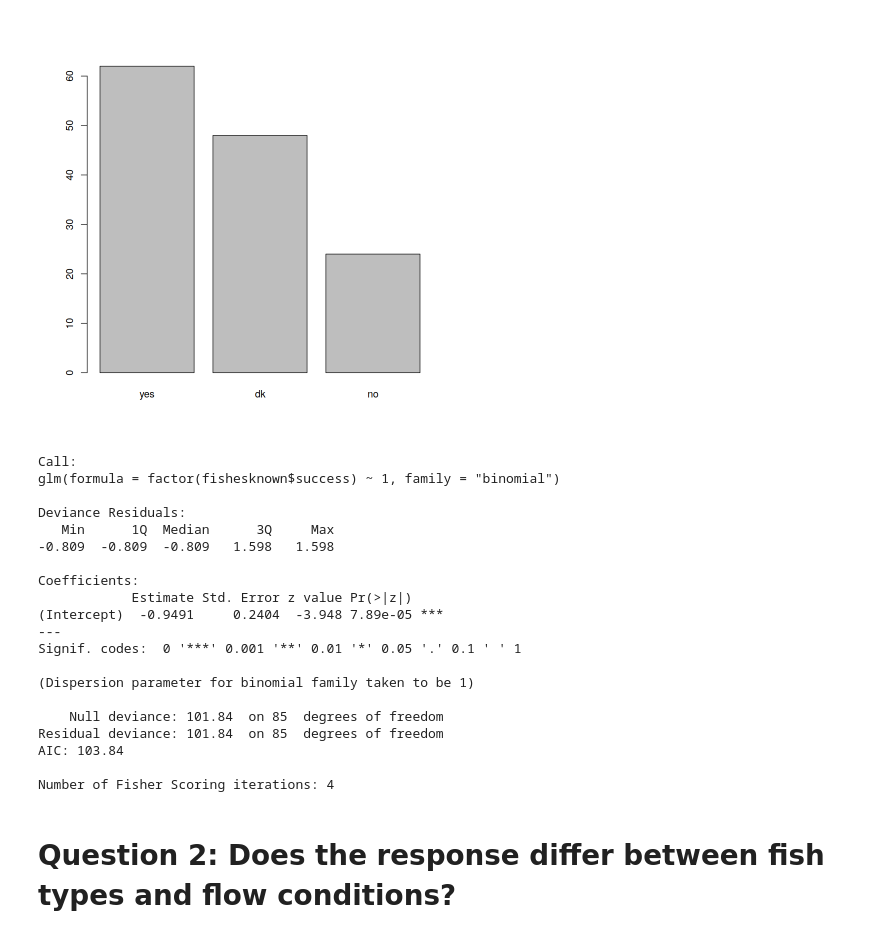
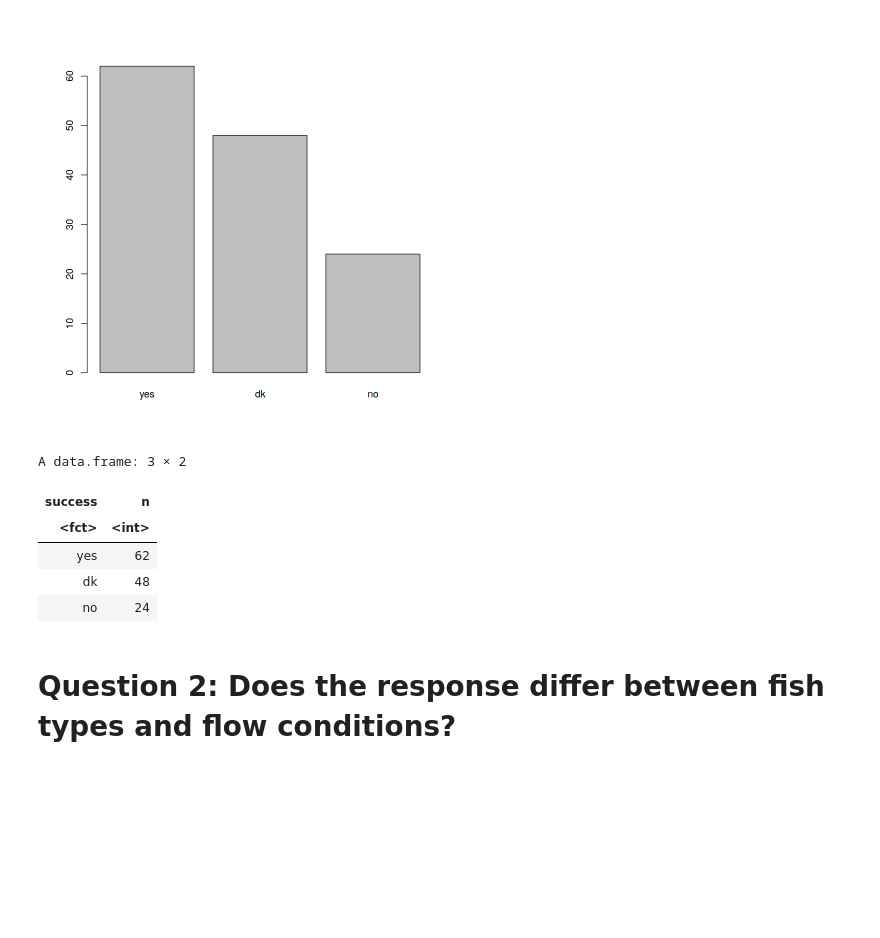
Before and after one commit to mixmixmix/imgtext, a Jupyter notebook: statistical_tests.ipynb, the cells around one changed output. Cells and saved outputs as stored; diff of their text form; code cells hidden in the pictures; blank space fills up the shorter version.

```diff
--- a/statistical_tests.ipynb
+++ b/statistical_tests.ipynb
@@ -84,31 +89,16 @@ plot(factor(fishes$success))
 # %% [output]
 [figure]
 # %%
-fishesknown <- subset(fishes, success != 'dk')
-
-modelreacted <- glm(factor(fishesknown$success) ~ 1,family='binomial')
-summary(modelreacted)
+dplyr::count(fishes, success, sort = TRUE)
+#modelreacted <- glm(factor(fishesknown$success) ~ 1,family='binomial') #modelling here doesn't make much sense.
+#summary(modelreacted)
 # %% [output]
-Call:
-glm(formula = factor(fishesknown$success) ~ 1, family = "binomial")
-
-Deviance Residuals:
-   Min      1Q  Median      3Q     Max
--0.809  -0.809  -0.809   1.598   1.598
-
-Coefficients:
-            Estimate Std. Error z value Pr(>|z|)
-(Intercept)  -0.9491     0.2404  -3.948 7.89e-05 ***
----
-Signif. codes:  0 '***' 0.001 '**' 0.01 '*' 0.05 '.' 0.1 ' ' 1
-
-(Dispersion parameter for binomial family taken to be 1)
-
-    Null deviance: 101.84  on 85  degrees of freedom
-Residual deviance: 101.84  on 85  degrees of freedom
-AIC: 103.84
-
-Number of Fisher Scoring iterations: 4
+A data.frame: 3 × 2
+| success | n |
+| <fct> | <int> |
+| yes | 62 |
+| dk | 48 |
+| no | 24 |
 # %% [markdown]
 # Question 2: Does the response differ between fish types and flow conditions?
 # %% [markdown]
```
Also changed, not shown: parts of 16 cells of this notebook, 2 other files.
